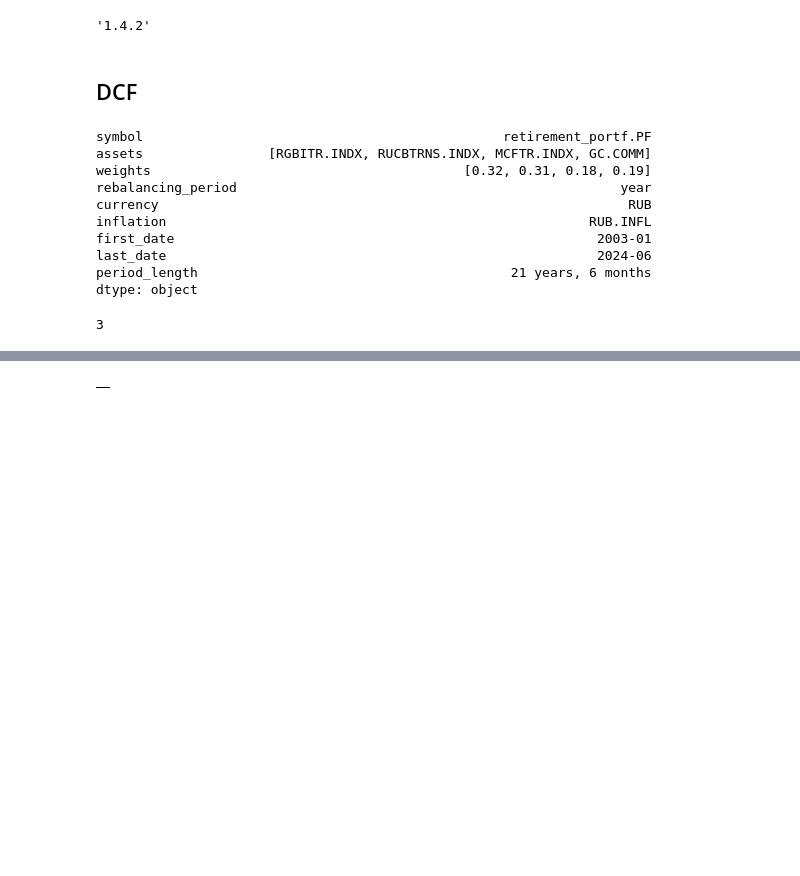
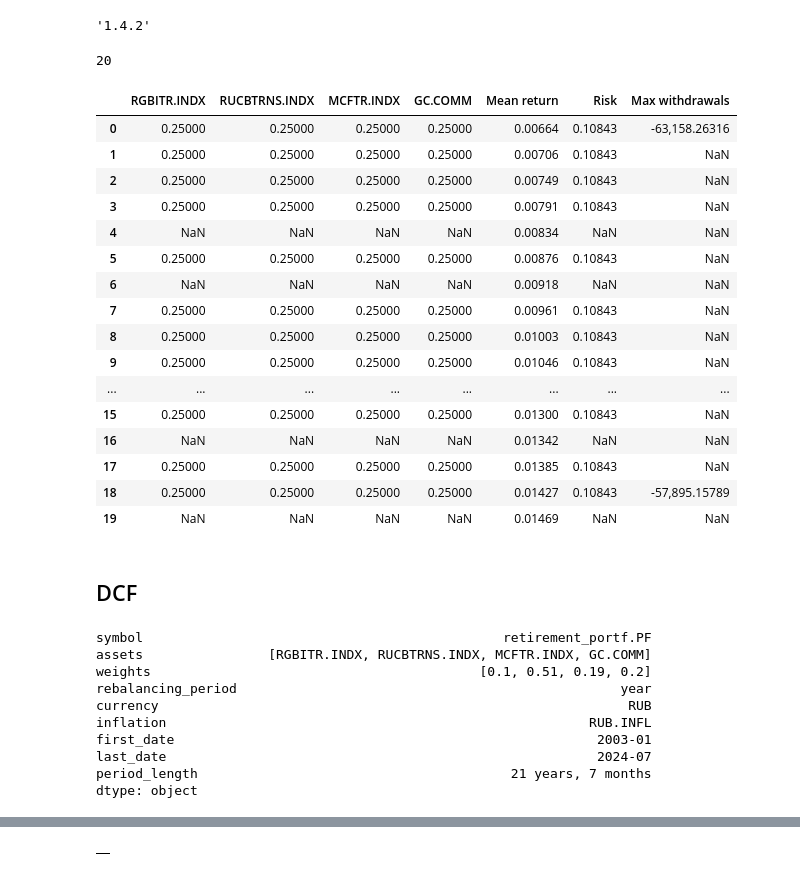
Before and after one commit to mbk-dev/okama, a Jupyter notebook: main_notebook.ipynb, the cells around one changed output, grey strips where cells are left out. Cells and saved outputs as stored; diff of their text form; code cells hidden in the pictures; blank space fills up the shorter version.

```diff
--- a/main_notebook.ipynb
+++ b/main_notebook.ipynb
@@ -26,30 +26,84 @@ The autoreload extension is already loaded. To reload it, use:
 ok.__version__
 # %% [output]
 '1.4.2'
+# %%
+ef = ok.EfficientFrontierReb(
+    assets=[
+        'RGBITR.INDX',
+        'RUCBTRNS.INDX',
+        'MCFTR.INDX',
+        'GC.COMM'
+    ],
+    inflation=True,
+    ccy="RUB",
+    rebalancing_period="year",
+    n_points=20
+)
+# %%
+ef.n_points
+# %% [output]
+20
+# %%
+result = ef.max_withdrawals_points(
+    withdrawal_steps=20,
+    confidence_level=0.5,
+    # cash flow
+    initial_investment=10_300_000,
+    indexation=0,
+    min_amount=-100_000,
+    max_amount=-1,
+    # monte carlo
+    distribution="t",
+    period=10,
+    number=100
+)
+# %%
+result
+# %% [output]
+|  | RGBITR.INDX | RUCBTRNS.INDX | MCFTR.INDX | GC.COMM | Mean return | Risk | Max withdrawals |
+| 0 | 0.25000 | 0.25000 | 0.25000 | 0.25000 | 0.00664 | 0.10843 | -63,158.26316 |
+| 1 | 0.25000 | 0.25000 | 0.25000 | 0.25000 | 0.00706 | 0.10843 | NaN |
+| 2 | 0.25000 | 0.25000 | 0.25000 | 0.25000 | 0.00749 | 0.10843 | NaN |
+| 3 | 0.25000 | 0.25000 | 0.25000 | 0.25000 | 0.00791 | 0.10843 | NaN |
+| 4 | NaN | NaN | NaN | NaN | 0.00834 | NaN | NaN |
+| 5 | 0.25000 | 0.25000 | 0.25000 | 0.25000 | 0.00876 | 0.10843 | NaN |
+| 6 | NaN | NaN | NaN | NaN | 0.00918 | NaN | NaN |
+| 7 | 0.25000 | 0.25000 | 0.25000 | 0.25000 | 0.00961 | 0.10843 | NaN |
+| 8 | 0.25000 | 0.25000 | 0.25000 | 0.25000 | 0.01003 | 0.10843 | NaN |
+| 9 | 0.25000 | 0.25000 | 0.25000 | 0.25000 | 0.01046 | 0.10843 | NaN |
+| ... | ... | ... | ... | ... | ... | ... | ... |
+| 15 | 0.25000 | 0.25000 | 0.25000 | 0.25000 | 0.01300 | 0.10843 | NaN |
+| 16 | NaN | NaN | NaN | NaN | 0.01342 | NaN | NaN |
+| 17 | 0.25000 | 0.25000 | 0.25000 | 0.25000 | 0.01385 | 0.10843 | NaN |
+| 18 | 0.25000 | 0.25000 | 0.25000 | 0.25000 | 0.01427 | 0.10843 | -57,895.15789 |
+| 19 | NaN | NaN | NaN | NaN | 0.01469 | NaN | NaN |
 # %% [markdown]
 ## DCF
 # %%
-weights = [0.32, 0.31, 0.18, 0.19]
+weights = [0.10, 0.51,  0.19, .20]
+
 portf = ok.Portfolio(
-    ["RGBITR.INDX", "RUCBTRNS.INDX", "MCFTR.INDX", "GC.COMM"],
+    [
+        "RGBITR.INDX",
+        "RUCBTRNS.INDX",
+        "MCFTR.INDX",
+        "GC.COMM"
+    ],
     ccy="RUB",
     weights=weights,
     inflation=True,
     symbol="retirement_portf.PF",
     rebalancing_period="year",
-    cashflow=200_000,
-    initial_amount=39_000_000,
-    discount_rate=None,
 )
 portf
 # %% [output]
 symbol                                              retirement_portf.PF
 assets                [RGBITR.INDX, RUCBTRNS.INDX, MCFTR.INDX, GC.COMM]
-weights                                        [0.32, 0.31, 0.18, 0.19]
+weights                                          [0.1, 0.51, 0.19, 0.2]
 rebalancing_period                                                 year
 currency                                                            RUB
 inflation                                                      RUB.INFL
 first_date                                                      2003-01
-last_date                                                       2024-06
-period_length                                        21 years, 6 months
+last_date                                                       2024-07
+period_length                                        21 years, 7 months
 dtype: object
@@ -60,4 +109,0 @@ portf.dcf.mc.number = 3
-# %%
-portf.dcf.mc.number
-# %% [output]
-3
```
Also changed, not shown: parts of 21 cells of this notebook, 1 other file.
